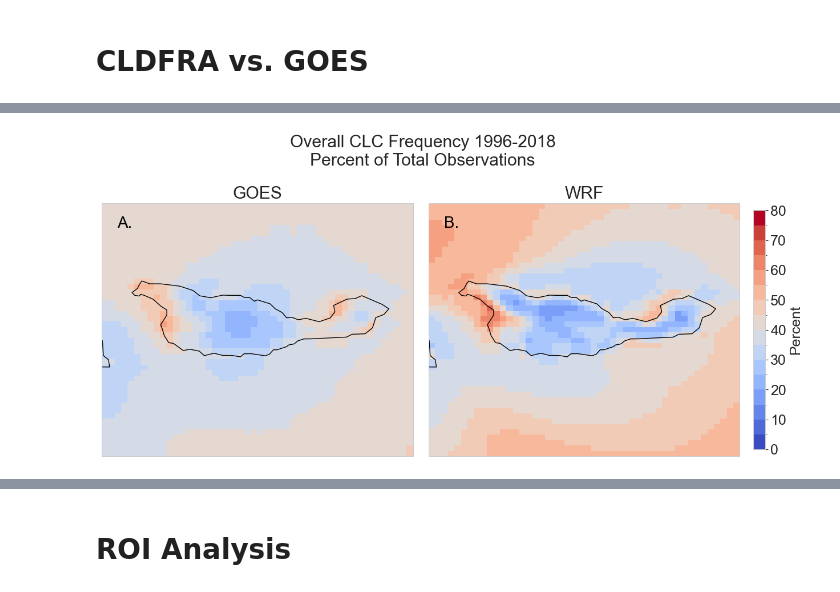
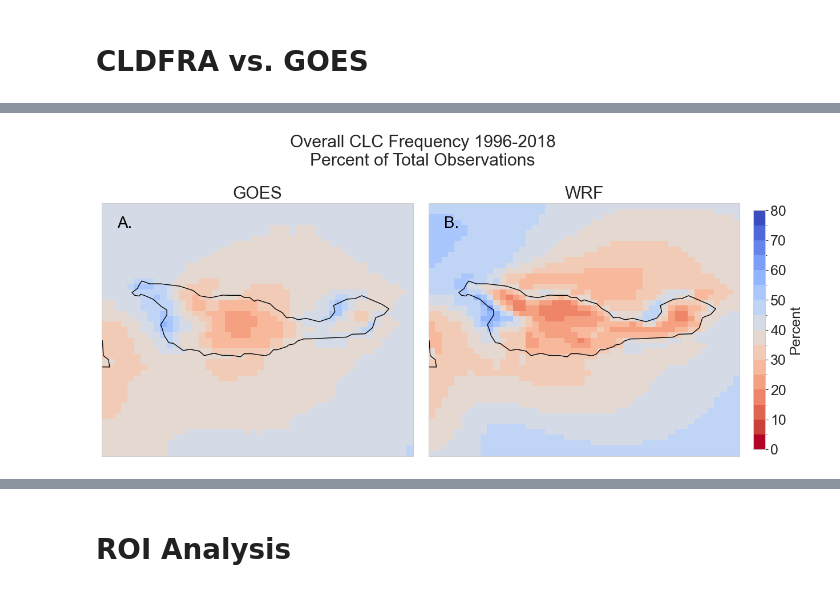
Before and after one commit to UCSB-NRS/sci-wrf-analysis, a Jupyter notebook: notebooks/wrf-goes-low-clouds-cldfra.ipynb, the cells around one changed output, grey strips where cells are left out. Cells and saved outputs as stored; diff of their text form; code cells hidden in the pictures.

```diff
--- a/notebooks/wrf-goes-low-clouds-cldfra.ipynb
+++ b/notebooks/wrf-goes-low-clouds-cldfra.ipynb
@@ -447,6 +466,6 @@ df
 # %%
 ## Plot Maps of CLC Frequency/Match
-cmap = 'coolwarm'
+cmap = 'coolwarm_r'
 # Year range for labels
 min_year = int(clc_ds['time'].min().dt.year)
 max_year = int(clc_ds['time'].max().dt.year)
@@ -474,34 +493,34 @@ ax[0].coastlines()
 
 ## Plot WRF frequencies
 var = 'cldfra_binary'
 clc_ds_gp[var].plot(ax=ax[1], add_colorbar=False, norm=norm, cmap=cmap)
 
 ax[1].text(0.05, 0.95, f'B.', transform=ax[1].transAxes,
                         fontsize=20, ha='left', va='top', color='black')
 ax[1].coastlines()
 
 plt.subplots_adjust(wspace=0.05)  # Adjust space between plots
 
 cbar = fig.colorbar(
     clc_ds_gp['cldfra_binary'].plot(add_colorbar=False, cmap=cmap, norm=norm),
     ax=ax,
     orientation='vertical',
     fraction=0.018,
     pad=0.02,
     #aspect=30,
     label='Percent'
 )
 
 # Set Titles
 fig.suptitle(f'Overall CLC Frequency {min_year}-{max_year}\nPercent of Total Observations',
              y=0.78)
 ax[0].set(title=f'GOES')
 ax[1].set(title=f'WRF')
 
 
 plt.show()
 # %% [output]
-[figure, old version]
+[figure, new version]
 # %%
 clc_ds_gp
 # %% [output]
```
Also changed, not shown: parts of 31 cells of this notebook, 1 other file.
